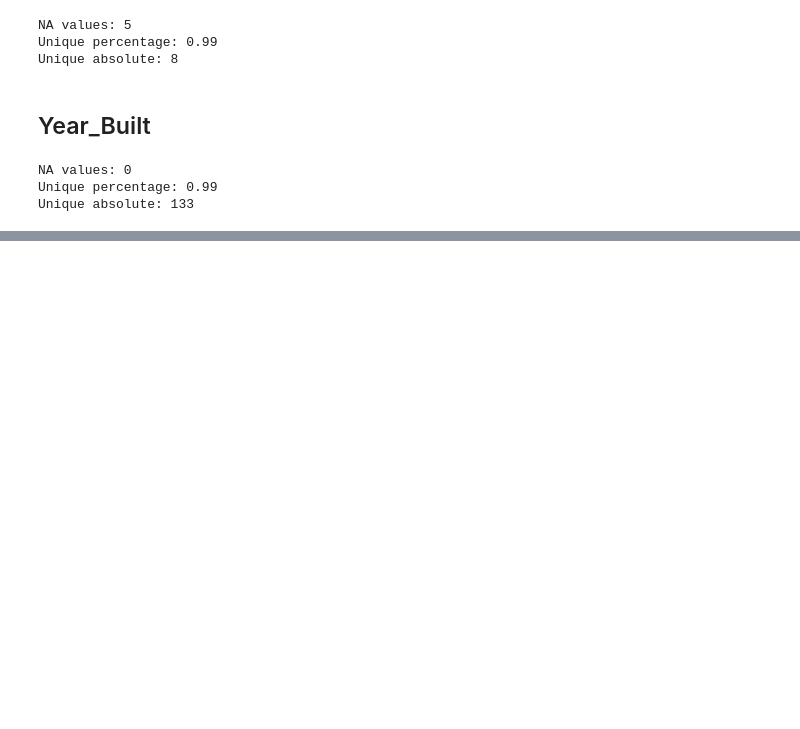
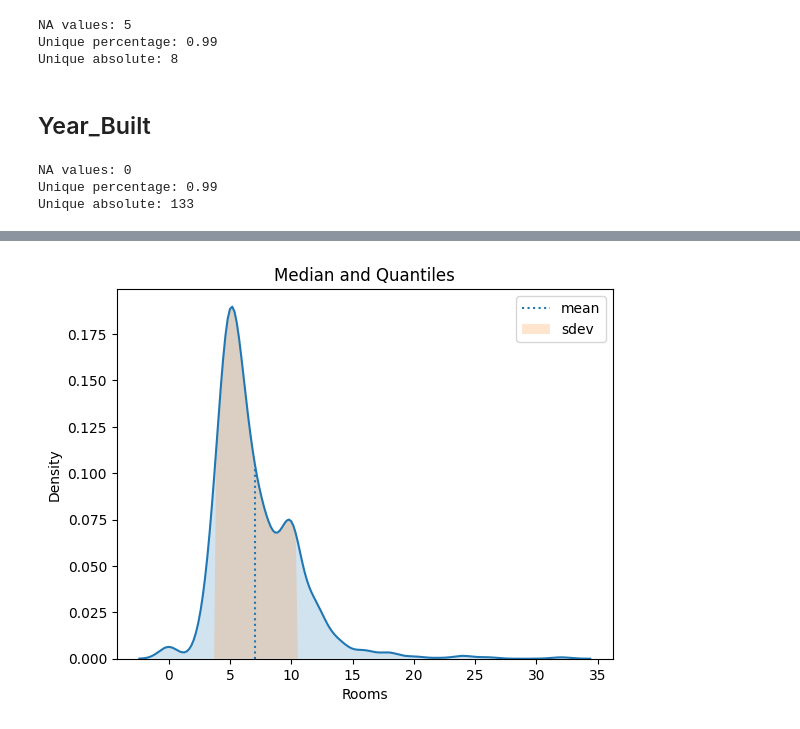
Before and after one commit to Flixner/Property-Sales-Prediction, a Jupyter notebook: eda.ipynb, the cells around one changed output, grey strips where cells are left out. Drawn from its saved outputs; the diff is of its cells as text; code cells hidden in the pictures; blank space fills up the shorter version.

```diff
--- a/eda.ipynb
+++ b/eda.ipynb
@@ -604,0 +671,4 @@ NameError: name 'sns' is not defined
+# %%
+kde_plot(df, "Rooms", title="Median and Quantiles", kde_ext=kde_ext_mean_sdev)
+# %% [output]
+[figure, added]
```
Also changed, not shown: parts of 13 cells of this notebook.
